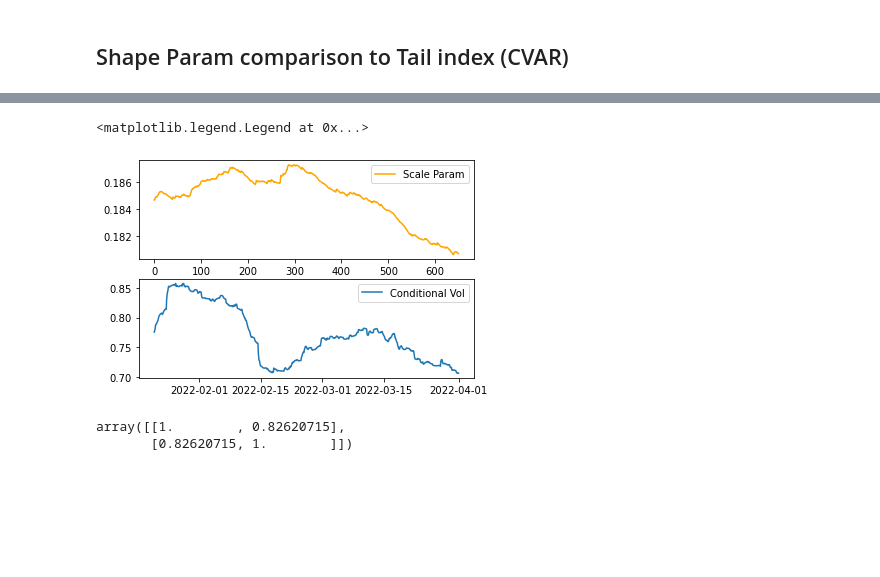
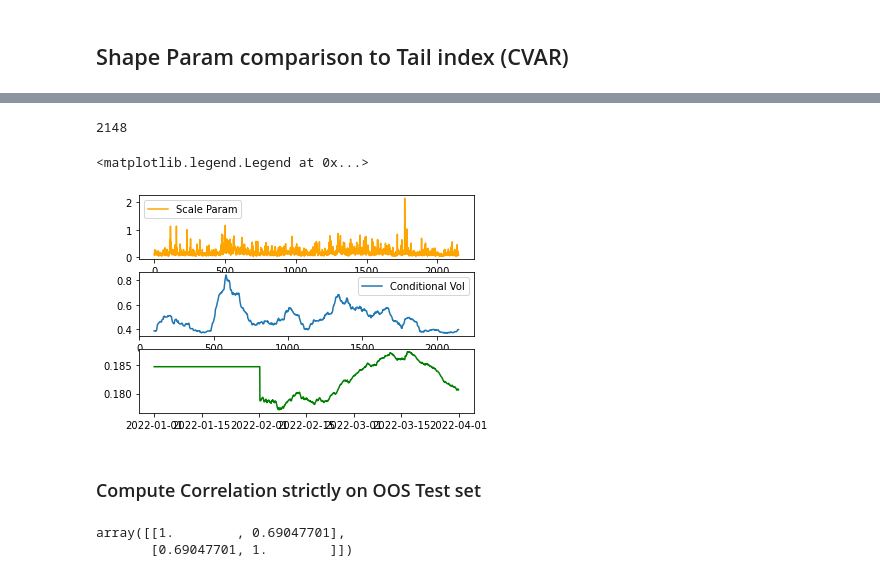
Before and after one commit to jasonbohne123/ARC_Model, a Jupyter notebook: arch.ipynb, the cells around one changed output, grey strips where cells are left out. Drawn from its saved outputs; the diff is of its cells as text; code cells hidden in the pictures; blank space fills up the shorter version.

```diff
--- a/arch.ipynb
+++ b/arch.ipynb
@@ -382,13 +384,13 @@ for x,row in time_vary.iterrows():
         cvar2=cvar2.append(pd.Series([np.nan],index=[x]))
         cvar3=cvar3.append(pd.Series([np.nan],index=[x]))
         continue
-    row['shape']=np.exp(shape_params[0]+shape_params[1]*np.log(time_vary['shape'][counter-1])+shape_params[2]*np.exp(-time_vary['max_loss'][counter-1]) )# walk forward from our eqns
+    row['shape']=(np.exp(shape_params[0]+shape_params[1]*np.log(time_vary['shape'][counter-1])+shape_params[2]*np.exp(-time_vary['max_loss'][counter-1]) ))# walk forward from our eqns
     row['scale']=np.exp(scale_params[0]+scale_params[1]*np.log(time_vary['scale'][counter-1])+scale_params[2]*np.exp(-time_vary['max_loss'][counter-1]) )# walk forward
 
     # empirical cvars for each fitted period outside of train set #1
-    cvar1=cvar1.append(pd.Series([1-conditional_value_at_risk(time_vary['max_loss'][:counter],0.9)],index=[x]))
-    cvar2=cvar2.append(pd.Series([1-conditional_value_at_risk(time_vary['max_loss'][:counter],0.95)],index=[x]))
-    cvar3=cvar3.append(pd.Series([1-conditional_value_at_risk(time_vary['max_loss'][:counter],0.99)],index=[x]))
+    cvar1=cvar1.append(pd.Series([conditional_value_at_risk(time_vary['max_loss'][:counter],0.9)],index=[x]))
+    cvar2=cvar2.append(pd.Series([conditional_value_at_risk(time_vary['max_loss'][:counter],0.95)],index=[x]))
+    cvar3=cvar3.append(pd.Series([conditional_value_at_risk(time_vary['max_loss'][:counter],0.99)],index=[x]))
 
     counter=counter+1
 time_vary['cvar_0.90']=cvar1
@@ -458,6 +460,6 @@ ax[3].xaxis.set_major_formatter(DateFormatter("%D"))
 # %%
-time_vary=time_vary.dropna()
-print(np.corrcoef(time_vary['shape'],time_vary['cvar_0.90']))
-print(np.corrcoef(time_vary['shape'],time_vary['cvar_0.95']))
-print(np.corrcoef(time_vary['shape'],time_vary['cvar_0.99']))
+
+print(np.corrcoef(time_vary['shape'][1500:],time_vary['cvar_0.90'][1500:]))
+print(np.corrcoef(time_vary['shape'][1500:],time_vary['cvar_0.95'][1500:]))
+print(np.corrcoef(time_vary['shape'][1500:],time_vary['cvar_0.99'][1500:]))
 # %% [output]
@@ -495,0 +476,7 @@ Covariance estimator: robust
+# %%
+loss_returns=high_freq[high_freq['return']<0] # only look at loss returns -> vs midprices ugh
+am = arch_model(loss_returns['return'],rescale=True)  # generate
+
+
+res = am.fit()
+print(res.summary())
@@ -496,16 +501,28 @@ Covariance estimator: robust
+# %%
+
+floor=np.floor(len(res.conditional_volatility)/2150)
+mod=np.mod(len(res.conditional_volatility),floor+1)
+conditional_vol=np.median(np.array(res.conditional_volatility[int(mod):]).reshape(-1,int(floor)+1),axis=1)
+# %%
+len(conditional_vol)
+# %% [output]
+2148
 # %%
-fig,ax = plt.subplots(2,1)
+fig,ax = plt.subplots(3,1)
 
 
-ax[1].plot(res.conditional_volatility.rolling(500).mean().dropna(), label='Conditional Vol')
-ax[0].plot(time_vary['scale'][1500:]values, label='Scale Param',color='orange') # flip returns to view
+ax[1].plot(pd.Series(conditional_vol).rolling(100).mean(), label='Conditional Vol')
+ax[0].plot(time_vary['max_loss'].values, label='Scale Param',color='orange') # flip returns to view
+ax[2].plot(time_vary['scale'],color='green')
 ax[0].legend()
 ax[1].legend()
 # %% [output]
 <matplotlib.legend.Legend at 0x...>
-[figure, old version]
+[figure, new version]
+# %% [markdown]
+### Compute Correlation strictly on OOS Test set
 # %%
-np.corrcoef(res.conditional_volatility.rolling(500).mean()[1500:],time_vary['scale'][1500:].values)
+np.corrcoef(pd.Series(conditional_vol).rolling(100).mean()[1500:],time_vary['scale'][1503:].values)
 # %% [output]
-array([[1.        , 0.82620715],
-       [0.82620715, 1.        ]])
+array([[1.        , 0.69047701],
+       [0.69047701, 1.        ]])
```
Also changed, not shown: parts of 21 cells of this notebook.
